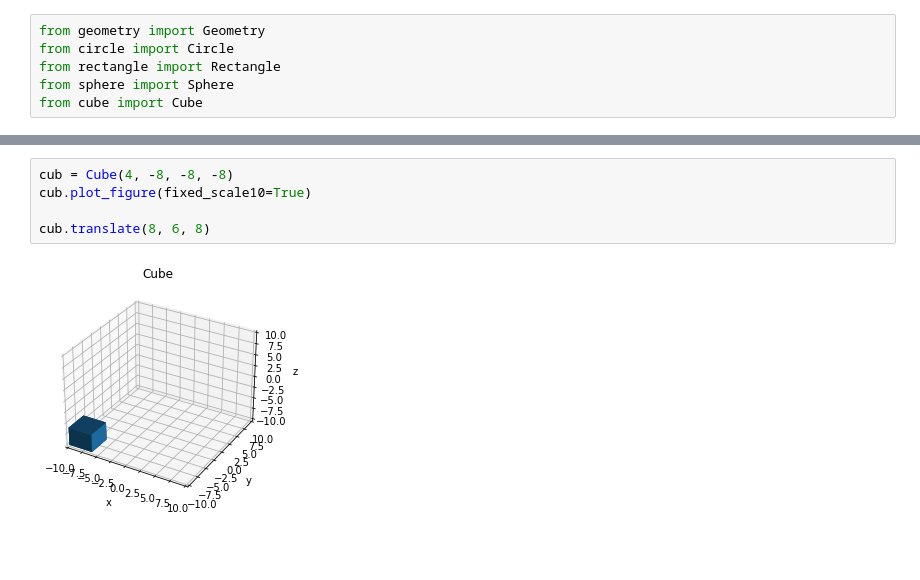
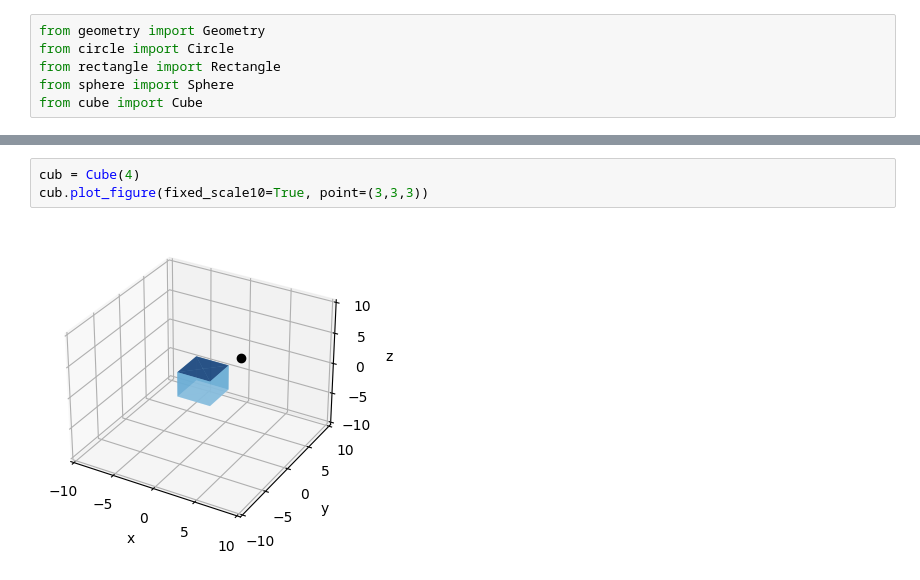
Before and after one commit to Anna-MariaSjolund/Python-Programming-Anna-MariaSjolund, a Jupyter notebook: Labs/Lab3/geometry_examples.ipynb, the cells around one changed output, grey strips where cells are left out. Cells and saved outputs as stored; diff of their text form; blank space fills up the shorter version.

```diff
--- a/Labs/Lab3/geometry_examples.ipynb
+++ b/Labs/Lab3/geometry_examples.ipynb
@@ -7,7 +29,5 @@ from cube import Cube
 # %%
-cub = Cube(4, -8, -8, -8)
-cub.plot_figure(fixed_scale10=True)
-
-cub.translate(8, 6, 8)
+cub = Cube(4)
+cub.plot_figure(fixed_scale10=True, point=(3,3,3))
 # %% [output]
-[figure, old version]
+[figure, new version]
```
Also changed, not shown: parts of 4 cells of this notebook, 1 other file.
